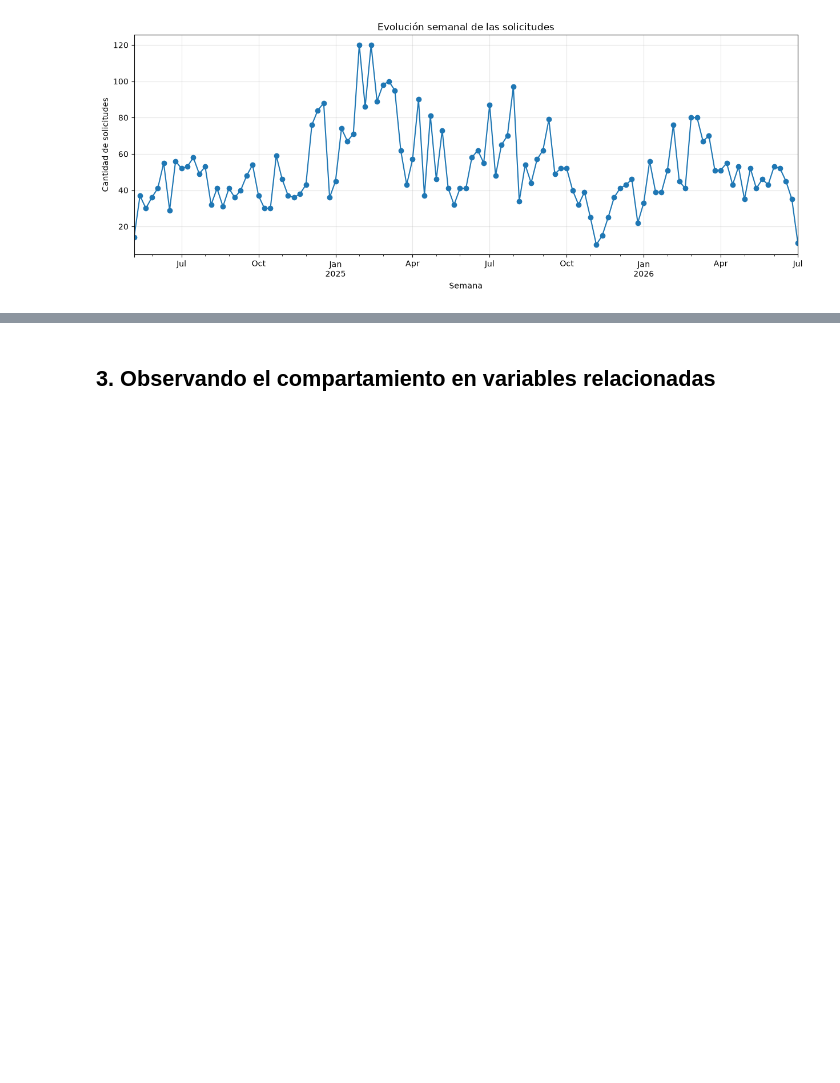
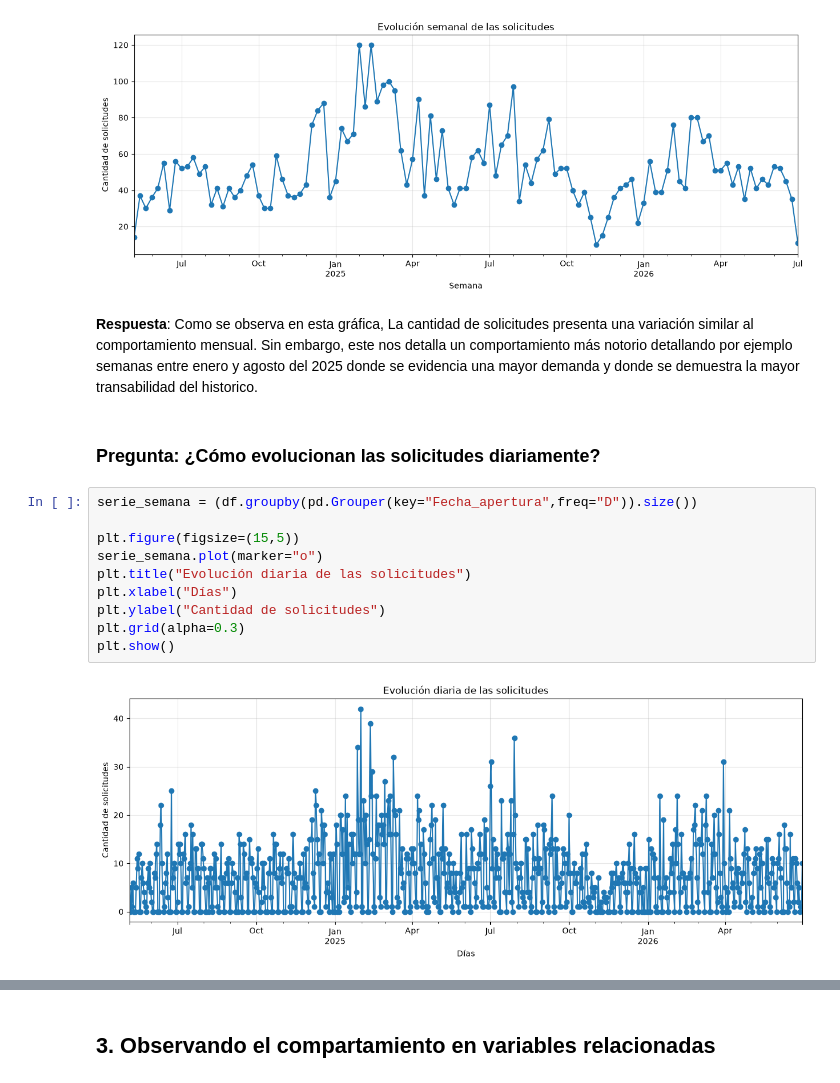
Before and after one commit to DiazJSC/AccesClean_proyecto, a Jupyter notebook: src/03_EDA.ipynb, the cells around one changed output, grey strips where cells are left out. Cells and saved outputs as stored; diff of their text form; blank space fills up the shorter version.

```diff
--- a/src/03_EDA.ipynb
+++ b/src/03_EDA.ipynb
@@ -305,3 +314,19 @@ plt.grid(alpha=0.3)
 plt.show()
 # %% [output]
 [figure]
+# %% [markdown]
+**Respuesta**: Como se observa en esta gráfica, La cantidad de solicitudes presenta una variación similar al comportamiento mensual. Sin embargo, este nos detalla un comportamiento más notorio detallando por ejemplo semanas entre enero y agosto del 2025 donde se evidencia una mayor demanda y donde se demuestra la mayor transabilidad del historico.
+# %% [markdown]
+### **Pregunta**: ¿Cómo evolucionan las solicitudes diariamente?
+# %%
+serie_semana = (df.groupby(pd.Grouper(key="Fecha_apertura",freq="D")).size())
+
+plt.figure(figsize=(15,5))
+serie_semana.plot(marker="o")
+plt.title("Evolución diaria de las solicitudes")
+plt.xlabel("Días")
+plt.ylabel("Cantidad de solicitudes")
+plt.grid(alpha=0.3)
+plt.show()
+# %% [output]
+[figure, added]
```
Also changed, not shown: parts of 6 cells of this notebook.
